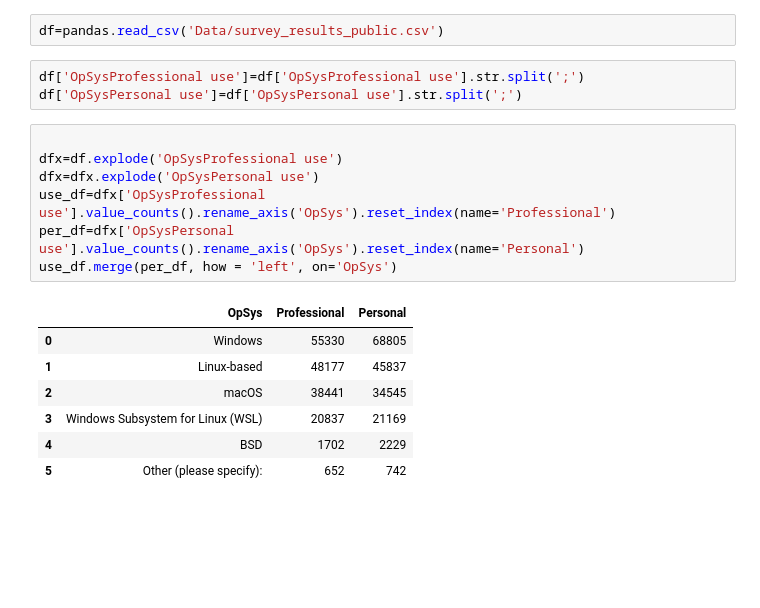
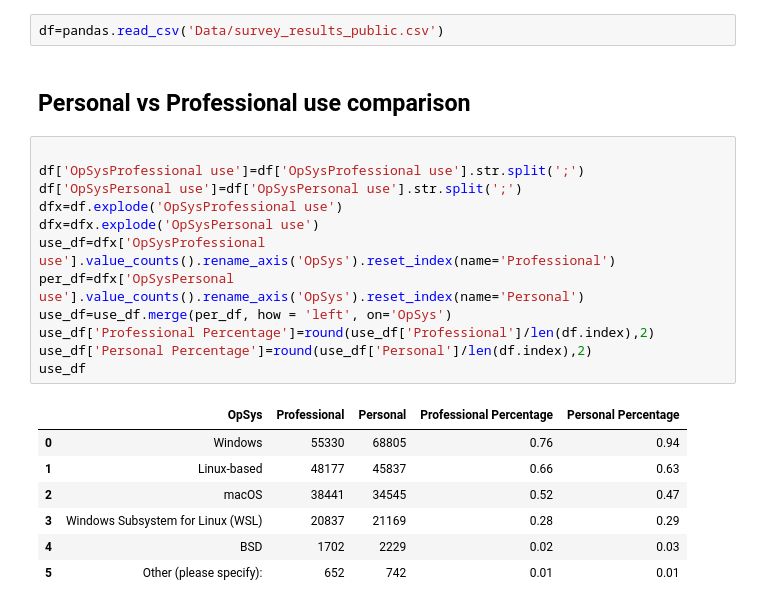
Before and after one commit to local-optimum/stackoverflow-ws-insights, a Jupyter notebook: SO22_WSL.ipynb, the cells around one changed output. Cells and saved outputs as stored; diff of their text form; blank space fills up the shorter version.

Commit message:
Comparing OS used for personal vs professional use

```diff
--- a/SO22_WSL.ipynb
+++ b/SO22_WSL.ipynb
@@ -5,21 +7,25 @@ import seaborn as sns
 import pandas
 # %%
 df=pandas.read_csv('Data/survey_results_public.csv')
-# %%
-df['OpSysProfessional use']=df['OpSysProfessional use'].str.split(';')
-df['OpSysPersonal use']=df['OpSysPersonal use'].str.split(';')
+# %% [markdown]
+## Personal vs Professional use comparison
 # %%
 
+df['OpSysProfessional use']=df['OpSysProfessional use'].str.split(';')
+df['OpSysPersonal use']=df['OpSysPersonal use'].str.split(';')
 dfx=df.explode('OpSysProfessional use')
 dfx=dfx.explode('OpSysPersonal use')
 use_df=dfx['OpSysProfessional use'].value_counts().rename_axis('OpSys').reset_index(name='Professional')
 per_df=dfx['OpSysPersonal use'].value_counts().rename_axis('OpSys').reset_index(name='Personal')
-use_df.merge(per_df, how = 'left', on='OpSys')
+use_df=use_df.merge(per_df, how = 'left', on='OpSys')
+use_df['Professional Percentage']=round(use_df['Professional']/len(df.index),2)
+use_df['Personal Percentage']=round(use_df['Personal']/len(df.index),2)
+use_df
 # %% [output]
-|  | OpSys | Professional | Personal |
-| 0 | Windows | 55330 | 68805 |
-| 1 | Linux-based | 48177 | 45837 |
-| 2 | macOS | 38441 | 34545 |
-| 3 | Windows Subsystem for Linux (WSL) | 20837 | 21169 |
-| 4 | BSD | 1702 | 2229 |
-| 5 | Other (please specify): | 652 | 742 |
+|  | OpSys | Professional | Personal | Professional Percentage | Personal Percentage |
+| 0 | Windows | 55330 | 68805 | 0.76 | 0.94 |
+| 1 | Linux-based | 48177 | 45837 | 0.66 | 0.63 |
+| 2 | macOS | 38441 | 34545 | 0.52 | 0.47 |
+| 3 | Windows Subsystem for Linux (WSL) | 20837 | 21169 | 0.28 | 0.29 |
+| 4 | BSD | 1702 | 2229 | 0.02 | 0.03 |
+| 5 | Other (please specify): | 652 | 742 | 0.01 | 0.01 |
```
Also changed, not shown: parts of 4 cells of this notebook.
